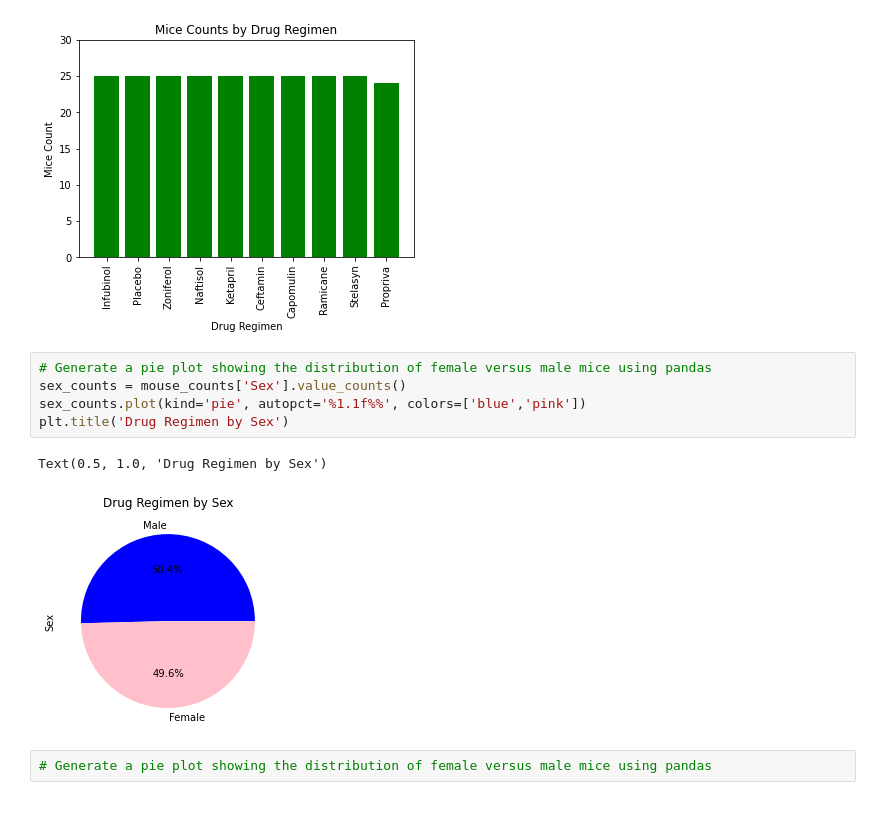
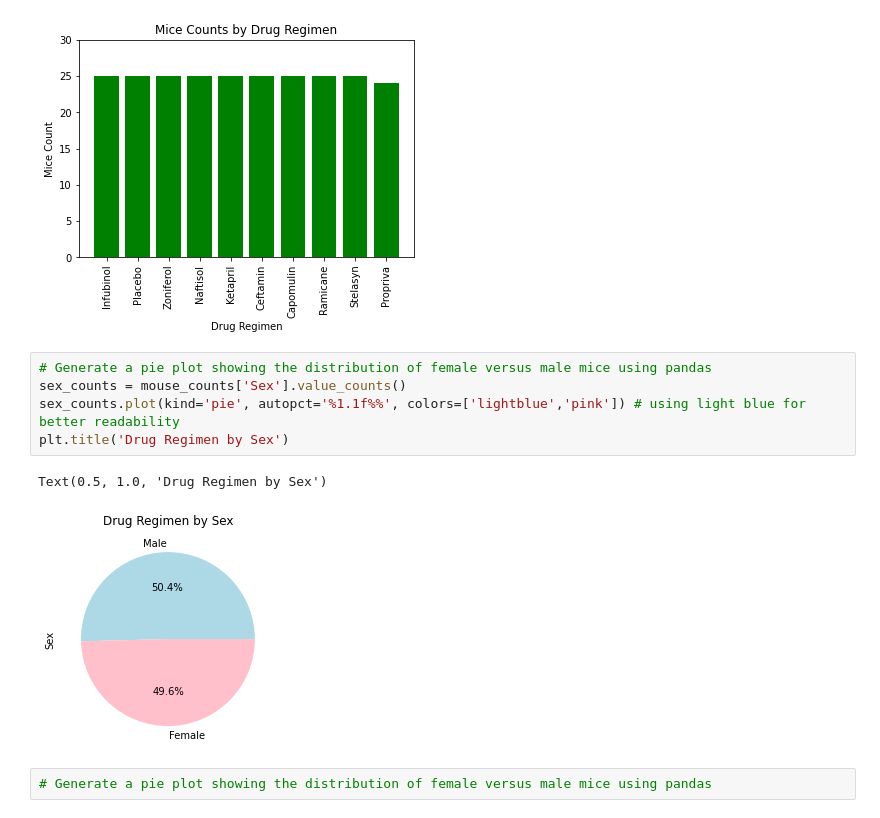
Before and after one commit to wpj174/matplotlib-challenge, a Jupyter notebook: pymaceuticals.ipynb, the cells around one changed output. Cells and saved outputs as stored; diff of their text form.

```diff
--- a/pymaceuticals.ipynb
+++ b/pymaceuticals.ipynb
@@ -398,11 +398,11 @@ plt.show
 # %%
 # Generate a pie plot showing the distribution of female versus male mice using pandas
 sex_counts = mouse_counts['Sex'].value_counts()
-sex_counts.plot(kind='pie', autopct='%1.1f%%', colors=['blue','pink'])
+sex_counts.plot(kind='pie', autopct='%1.1f%%', colors=['lightblue','pink']) # using light blue for better readability
 plt.title('Drug Regimen by Sex')
 # %% [output]
 Text(0.5, 1.0, 'Drug Regimen by Sex')
-[figure, old version]
+[figure, new version]
 # %%
 # Generate a pie plot showing the distribution of female versus male mice using pandas
 # %% [output]
```
Also changed, not shown: parts of 1 cell of this notebook.
